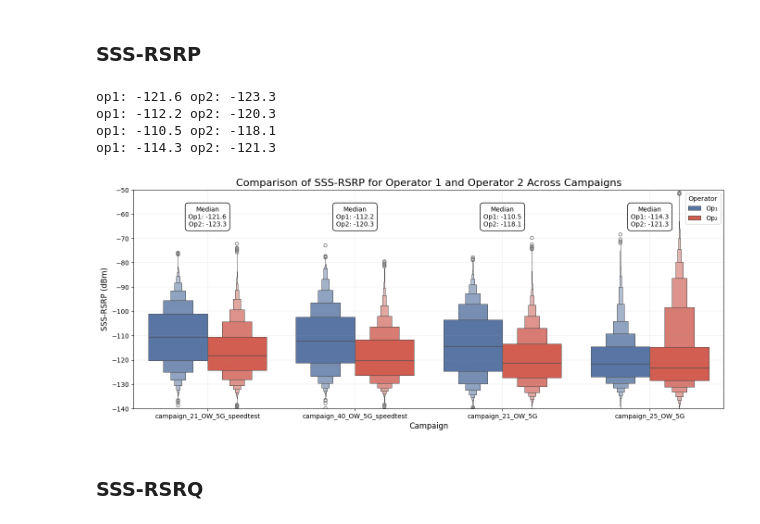
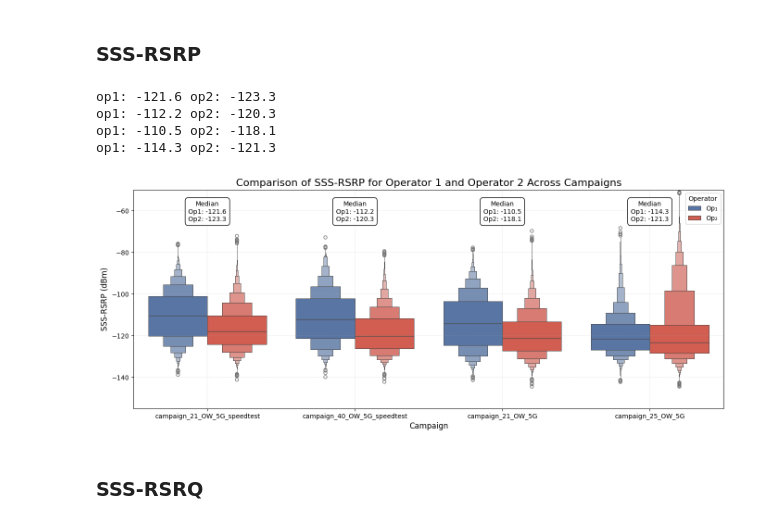
Before and after one commit to carolinevannebo/Remote-Education, a Jupyter notebook: IN5060_Assignment_2.ipynb, the cells around one changed output. Drawn from its saved outputs; the diff is of its cells as text; code cells hidden in the pictures.

```diff
--- a/IN5060_Assignment_2.ipynb
+++ b/IN5060_Assignment_2.ipynb
@@ -824,35 +834,35 @@ for i, campaign in enumerate(campaigns):
     # Move the box down by adjusting the second argument (40 in this case)
     plt.text(i, -65, f'Median\nOp1: {op1_median:.1f}\nOp2: {op2_median:.1f}',
              color='black', ha='center', fontsize=10,
              bbox=dict(facecolor='white', edgecolor='black', boxstyle='round,pad=0.5'))
 
 # Set plot labels and title
 plt.title('Comparison of SSS-RSRP for Operator 1 and Operator 2 Across Campaigns', fontsize=16)
 plt.ylabel('SSS-RSRP (dBm)', fontsize=12)
 plt.xlabel('Campaign', fontsize=12)
 plt.xticks(rotation=0)  # Keep campaign names horizontal
 
 # Adjust the legend to show only Op₁ and Op₂
 handles, labels = plt.gca().get_legend_handles_labels()
 plt.legend(handles=handles[:2], labels=labels[:2], title='Operator', loc='upper right')
 
 # Add gridlines
 plt.grid(True, which='both', linestyle='--', linewidth=0.3, alpha=0.7)
 
 # Adjust y-axis limits to focus on the most relevant range
-plt.ylim(-140, -50)  # Adjust the y-axis for typical SSS-RSRP values (change if necessary)
+plt.ylim(-155, -50)  # Adjust the y-axis for typical SSS-RSRP values (change if necessary)
 
 # Add some padding around the plot
 plt.tight_layout(pad=2)
 
 # Show the plot
 plt.show()
 # %% [output]
 op1: -121.6 op2: -123.3
 op1: -112.2 op2: -120.3
 op1: -110.5 op2: -118.1
 op1: -114.3 op2: -121.3
-[figure, old version]
+[figure, new version]
 # %% [markdown]
 ### SSS-RSRQ
 # %%
```
Also changed, not shown: parts of 1 cell of this notebook.
